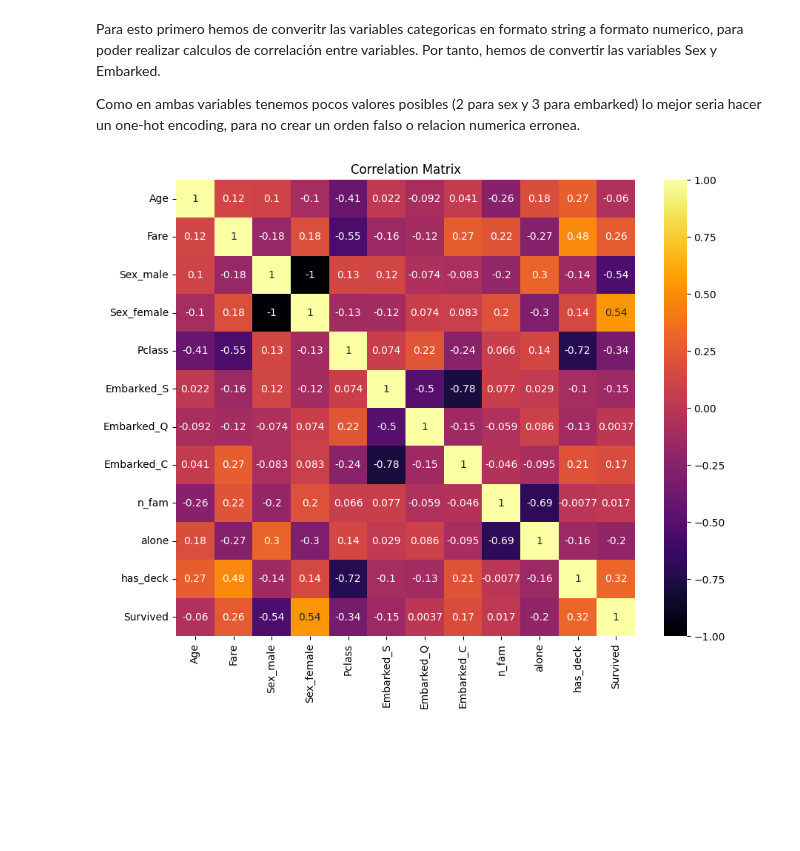
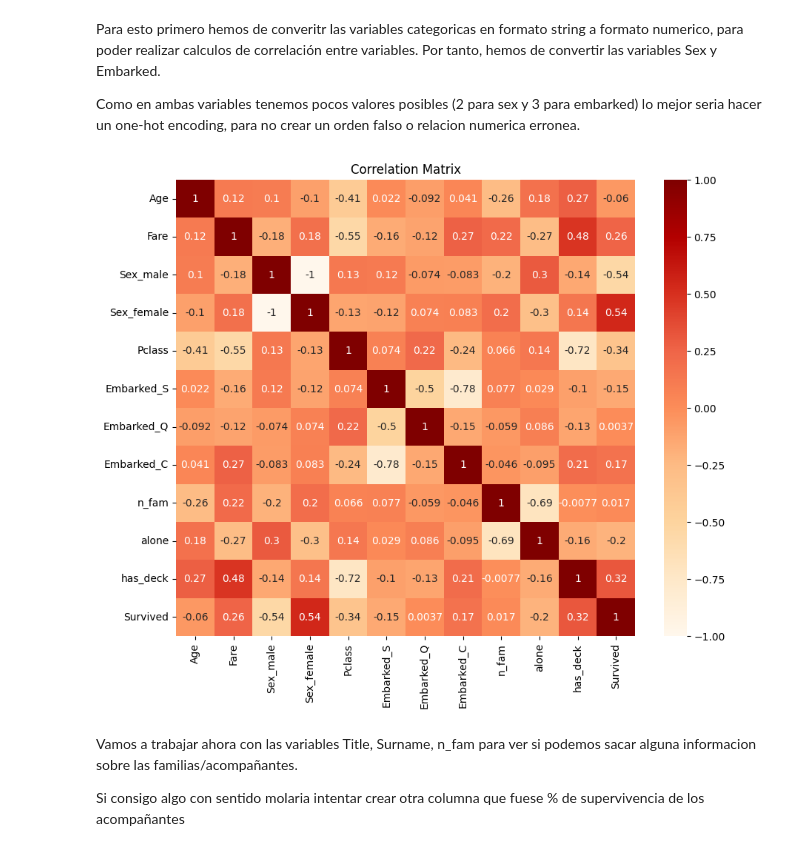
Before and after one commit to Juanto19/EDA_Titanic, a Jupyter notebook: [Ejercicio 3 - Solo para los alumnos - Extra]Titanic (1).ipynb, the cells around one changed output. Drawn from its saved outputs; the diff is of its cells as text; code cells hidden in the pictures; blank space fills up the shorter version.

```diff
--- a/[Ejercicio 3 - Solo para los alumnos - Extra]Titanic (1).ipynb
+++ b/[Ejercicio 3 - Solo para los alumnos - Extra]Titanic (1).ipynb
@@ -414,0 +437,4 @@ df['has_deck'] = np.where(df['deck'] == 'UNK', 0, 1)
+# %%
+# Apply the functions to the Name column
+df['Surname'] = df['Name'].apply(extract_surname)
+df['Title'] = df['Name'].apply(extract_title)
@@ -414,0 +453,12 @@ df['has_deck'] = np.where(df['deck'] == 'UNK', 0, 1)
+# %%
+# Group again to verify
+def verify_family(group):
+    # The size of the group must be equal to the n_fam of each member + 1
+    expected_size = group['n_fam'].max() + 1
+    return len(group) == expected_size
+
+# Filter groups that meet the verification
+verified_families = families.groupby(['Surname', 'Ticket']).filter(verify_family)
+
+# Reassign the Family ID if necessary
+verified_families['FamilyID'] = verified_families.groupby(['Surname', 'Ticket']).ngroup()
@@ -414,0 +480,7 @@ df['has_deck'] = np.where(df['deck'] == 'UNK', 0, 1)
+# %%
+# Merge the verified families with the original DataFrame to add the FamilyID
+df = pd.merge(df, verified_families[['PassengerId', 'FamilyID']], on='PassengerId', how='left')
+
+
+#fill na values with -1 to represent the unknown families and convert the column to integer
+df['FamilyID'] = df['FamilyID'].fillna(-1).astype(int)
@@ -414,0 +496,18 @@ df['has_deck'] = np.where(df['deck'] == 'UNK', 0, 1)
+# %%
+# Calculate the survival rate for each family by grouping the dataframe by 'FamilyID' and taking the mean of the 'Survived' column
+family_survival_rate = df.groupby('FamilyID')['Survived'].mean().reset_index()
+
+# Rename the columns for clarity
+family_survival_rate.columns = ['FamilyID', 'Family_Survival_Rate']
+
+# Set the survival rate to -1 for individuals with no FamilyID associated (-1)
+family_survival_rate.loc[family_survival_rate['FamilyID'] == -1, 'Family_Survival_Rate'] = -1
+
+# Merge the calculated family survival rates back into the original dataframe
+df = pd.merge(df, family_survival_rate, on='FamilyID', how='left')
+
+#Convert the 'Family_Survival_Rate' column to integer
+df['Family_Survival_Rate'] = df['Family_Survival_Rate'].astype(int)
+
+# Display the first few rows of the updated dataframe to verify the changes
+df.head()
@@ -751,6 +856,10 @@ Para esto primero hemos de converitr las variables categoricas en formato string
 
 Como en ambas variables tenemos pocos valores posibles (2 para sex y 3 para embarked) lo mejor seria hacer un one-hot encoding, para no crear un orden falso o relacion numerica erronea.
 # %%
-f.corr_matrix(df_encoded)
+f.corr_matrix(df_encoded, palette = 'OrRd')
 # %% [output]
-[figure, old version]
+[figure, new version]
+# %% [markdown]
+Vamos a trabajar ahora con las variables Title, Surname, n_fam para ver si podemos sacar alguna informacion sobre las familias/acompañantes.
+
+Si consigo algo con sentido molaria intentar crear otra columna que fuese % de supervivencia de los acompañantes
```
Also changed, not shown: parts of 54 cells of this notebook, 3 other files.
